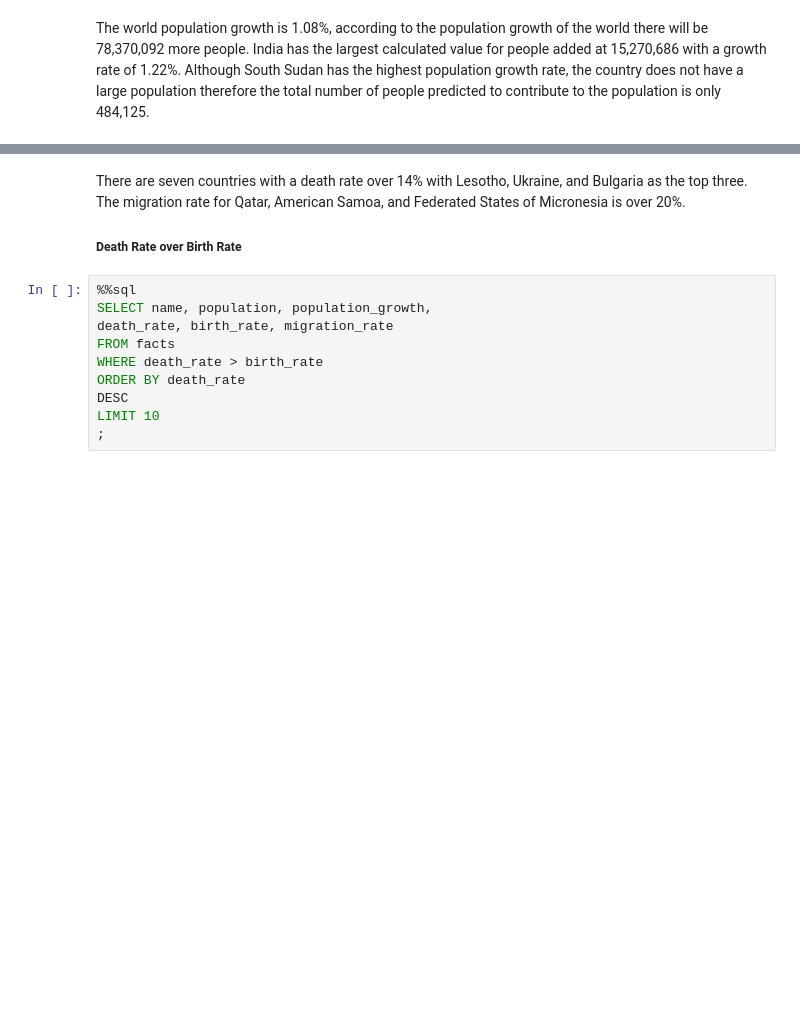
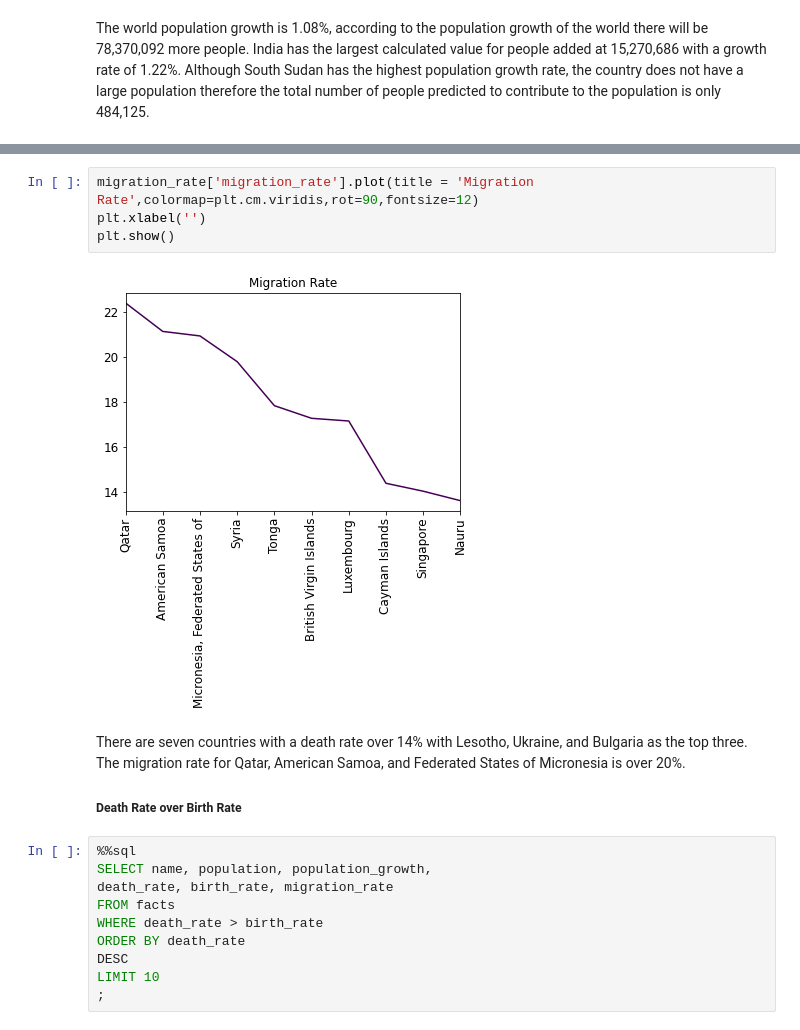
Before and after one commit to tehila440/analyzing_cia_factbook, a Jupyter notebook: 4.1_Analyzing CIA Factbook Data Using SQL.ipynb, the cells around one changed output, grey strips where cells are left out. Drawn from its saved outputs; the diff is of its cells as text; blank space fills up the shorter version.

```diff
--- a/4.1_Analyzing CIA Factbook Data Using SQL.ipynb
+++ b/4.1_Analyzing CIA Factbook Data Using SQL.ipynb
@@ -258,3 +297,9 @@ Done.
+# %%
+migration_rate['migration_rate'].plot(title = 'Migration Rate',colormap=plt.cm.viridis,rot=90,fontsize=12)
+plt.xlabel('')
+plt.show()
+# %% [output]
+[figure, added]
 # %% [markdown]
 There are seven countries with a death rate over 14% with Lesotho, Ukraine, and Bulgaria as the top three.  The migration rate for Qatar, American Samoa, and Federated States of Micronesia is over 20%.
 
```
Also changed, not shown: parts of 16 cells of this notebook, 2 other files.
